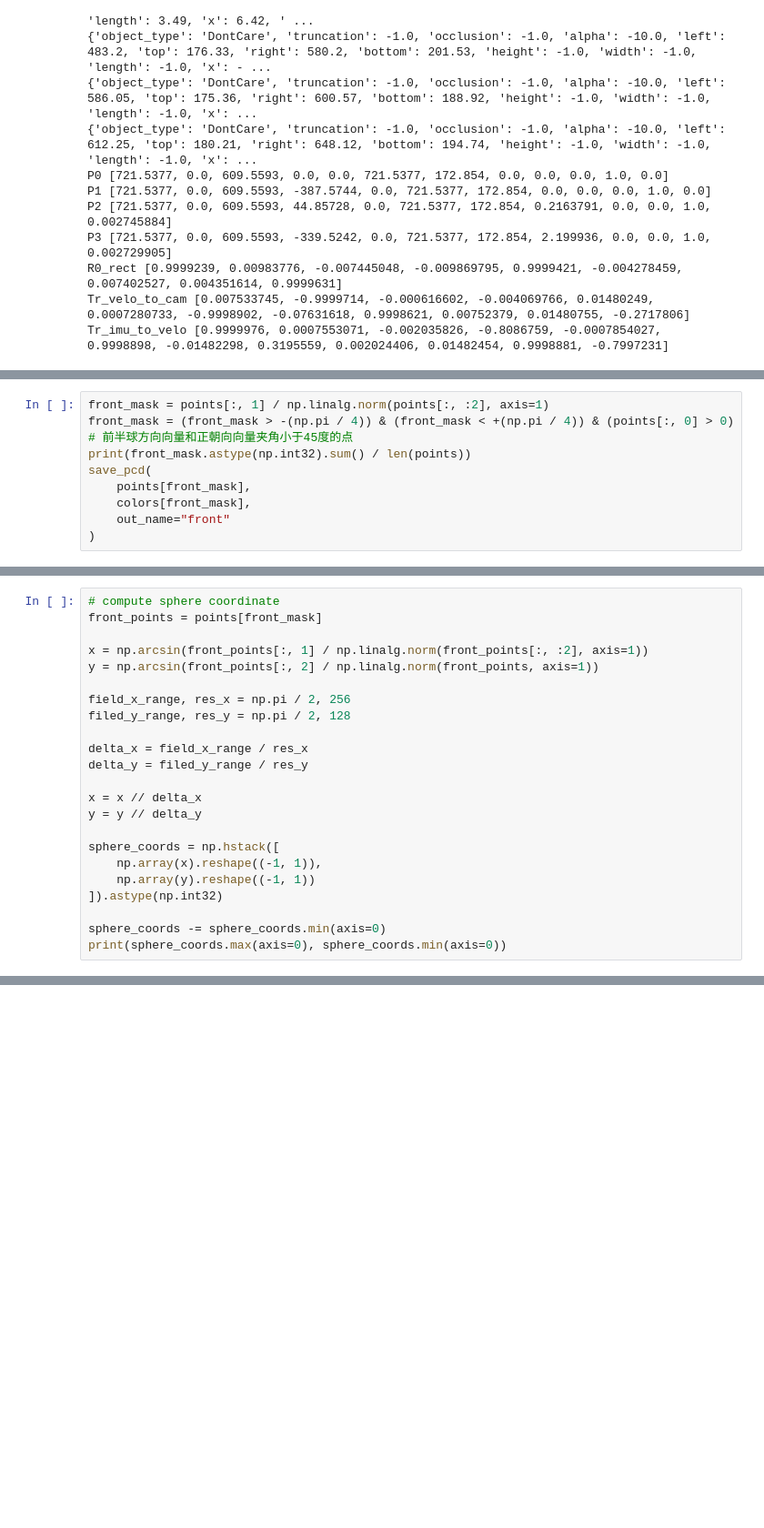
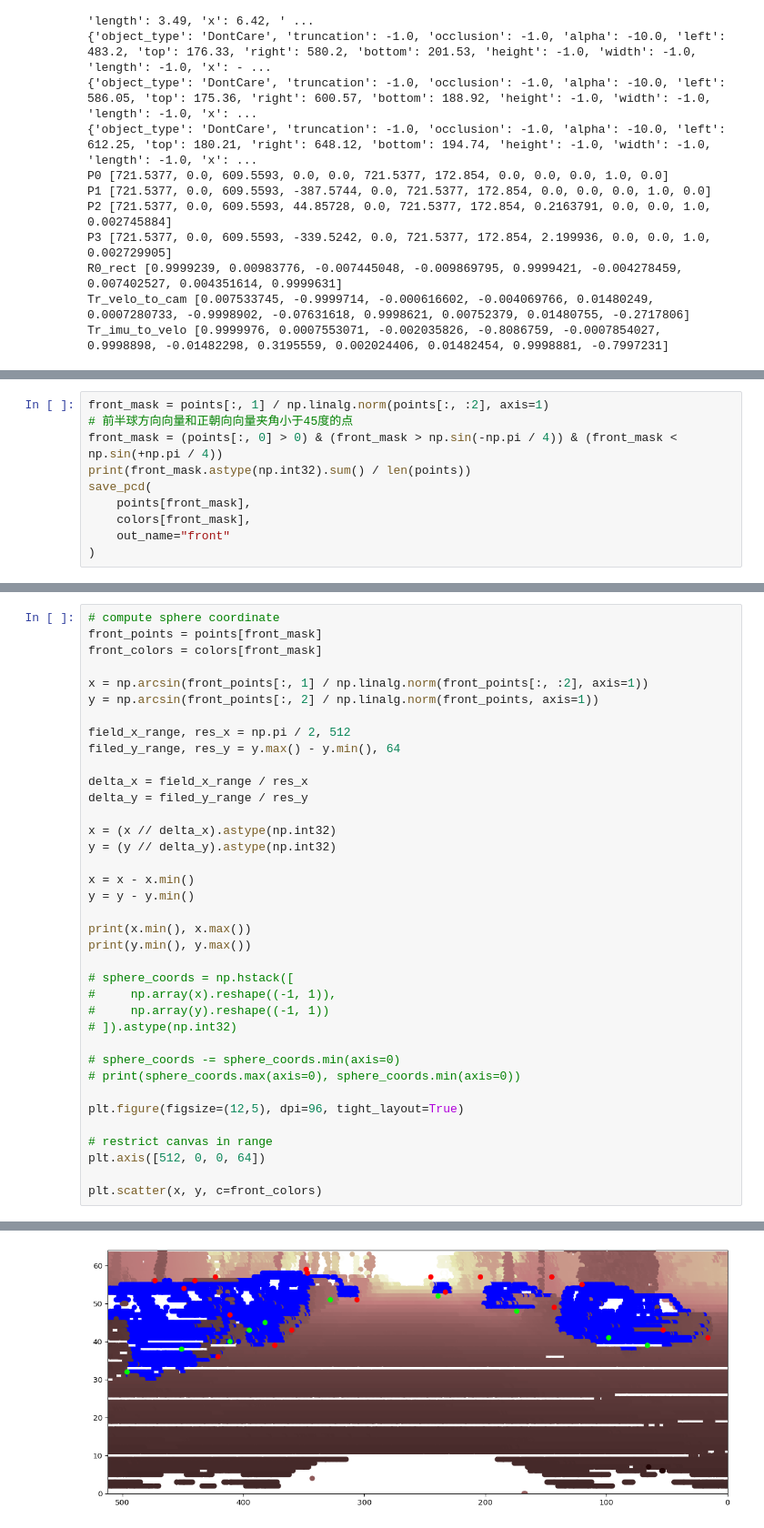
Before and after one commit to ChenXinXuTUSC/kittiobj3dtest, a Jupyter notebook: kitiiobj3d.ipynb, the cells around one changed output, grey strips where cells are left out. Shown at 91% size. Cells and saved outputs as stored; diff of their text form; blank space fills up the shorter version.

```diff
--- a/kitiiobj3d.ipynb
+++ b/kitiiobj3d.ipynb
@@ -236,6 +236,7 @@ plt.show()
 # %%
 front_mask = points[:, 1] / np.linalg.norm(points[:, :2], axis=1)
-front_mask = (front_mask > -(np.pi / 4)) & (front_mask < +(np.pi / 4)) & (points[:, 0] > 0) # 前半球方向向量和正朝向向量夹角小于45度的点
+# 前半球方向向量和正朝向向量夹角小于45度的点
+front_mask = (points[:, 0] > 0) & (front_mask > np.sin(-np.pi / 4)) & (front_mask < np.sin(+np.pi / 4))
 print(front_mask.astype(np.int32).sum() / len(points))
 save_pcd(
     points[front_mask],
@@ -247,24 +248,38 @@ save_pcd(
 # %%
 # compute sphere coordinate
 front_points = points[front_mask]
+front_colors = colors[front_mask]
 
 x = np.arcsin(front_points[:, 1] / np.linalg.norm(front_points[:, :2], axis=1))
 y = np.arcsin(front_points[:, 2] / np.linalg.norm(front_points, axis=1))
 
-field_x_range, res_x = np.pi / 2, 256
-filed_y_range, res_y = np.pi / 2, 128
+field_x_range, res_x = np.pi / 2, 512
+filed_y_range, res_y = y.max() - y.min(), 64
 
 delta_x = field_x_range / res_x
 delta_y = filed_y_range / res_y
 
-x = x // delta_x
-y = y // delta_y
+x = (x // delta_x).astype(np.int32)
+y = (y // delta_y).astype(np.int32)
 
-sphere_coords = np.hstack([
-    np.array(x).reshape((-1, 1)),
-    np.array(y).reshape((-1, 1))
-]).astype(np.int32)
+x = x - x.min()
+y = y - y.min()
 
-sphere_coords -= sphere_coords.min(axis=0)
-print(sphere_coords.max(axis=0), sphere_coords.min(axis=0))
+print(x.min(), x.max())
+print(y.min(), y.max())
+
+# sphere_coords = np.hstack([
+#     np.array(x).reshape((-1, 1)),
+#     np.array(y).reshape((-1, 1))
+# ]).astype(np.int32)
+
+# sphere_coords -= sphere_coords.min(axis=0)
+# print(sphere_coords.max(axis=0), sphere_coords.min(axis=0))
+
+plt.figure(figsize=(12,5), dpi=96, tight_layout=True)
+
+# restrict canvas in range
+plt.axis([512, 0, 0, 64])
+
+plt.scatter(x, y, c=front_colors)
 # %% [output]
@@ -271,0 +289 @@ print(sphere_coords.max(axis=0), sphere_coords.min(axis=0))
+[figure, added]
```
Also changed, not shown: parts of 12 cells of this notebook, 1 other file.
